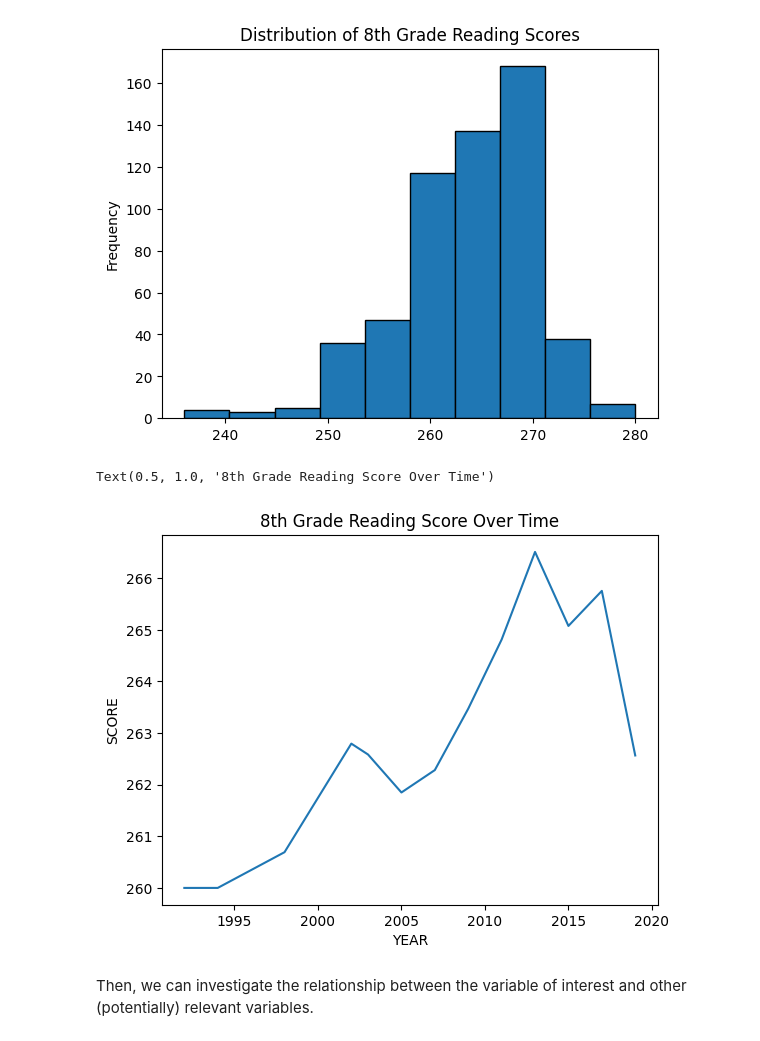
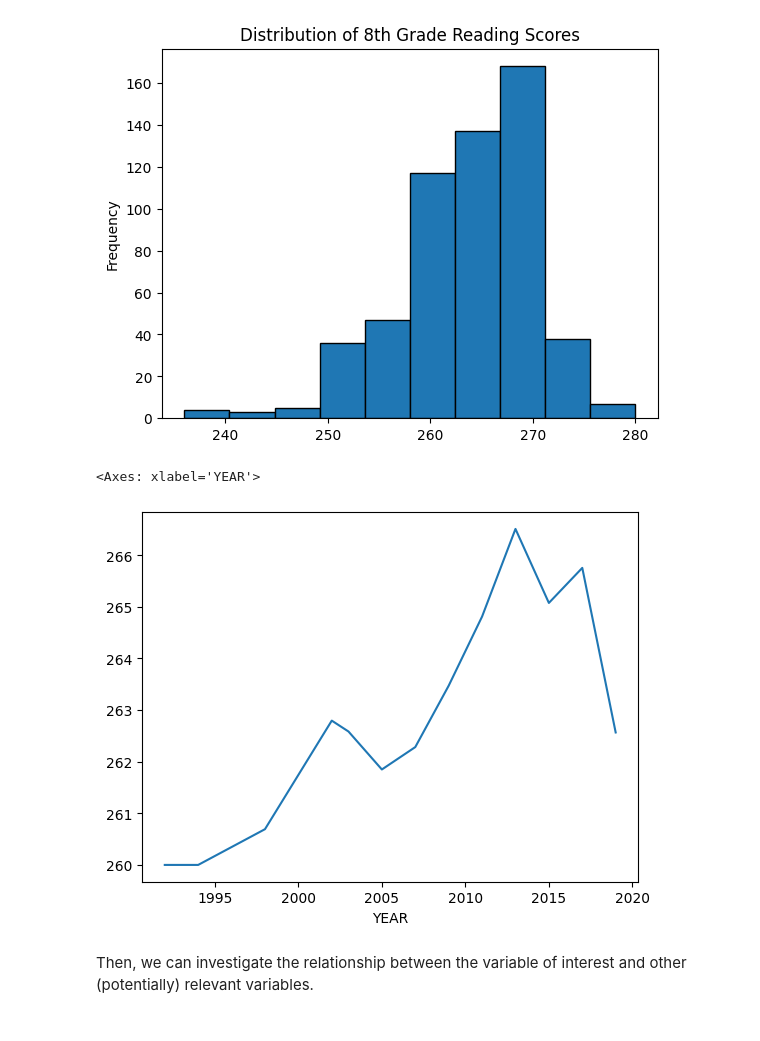
Before and after one commit to cheerfulconnor78/MDST_Intro, a Jupyter notebook: tutorial1/tutorial1.ipynb, the cells around one changed output. Cells and saved outputs as stored; diff of their text form; code cells hidden in the pictures.

```diff
--- a/tutorial1/tutorial1.ipynb
+++ b/tutorial1/tutorial1.ipynb
@@ -310,11 +310,11 @@ df.AVG_READING_8_SCORE.plot.hist(title="Distribution of 8th Grade Reading Scores
 [figure]
 # %%
 df.groupby('YEAR')["AVG_READING_8_SCORE"].mean().plot()
-plt.ylabel('SCORE')
-plt.title('8th Grade Reading Score Over Time')
+#plt.ylabel('SCORE')
+#plt.title('8th Grade Reading Score Over Time')
 # %% [output]
-Text(0.5, 1.0, '8th Grade Reading Score Over Time')
+<Axes: xlabel='YEAR'>
-[figure, old version]
+[figure, new version]
 # %% [markdown]
 Then, we can investigate the relationship between the variable of interest and other (potentially) relevant variables.
 # %%
```
Also changed, not shown: parts of 10 cells of this notebook.
